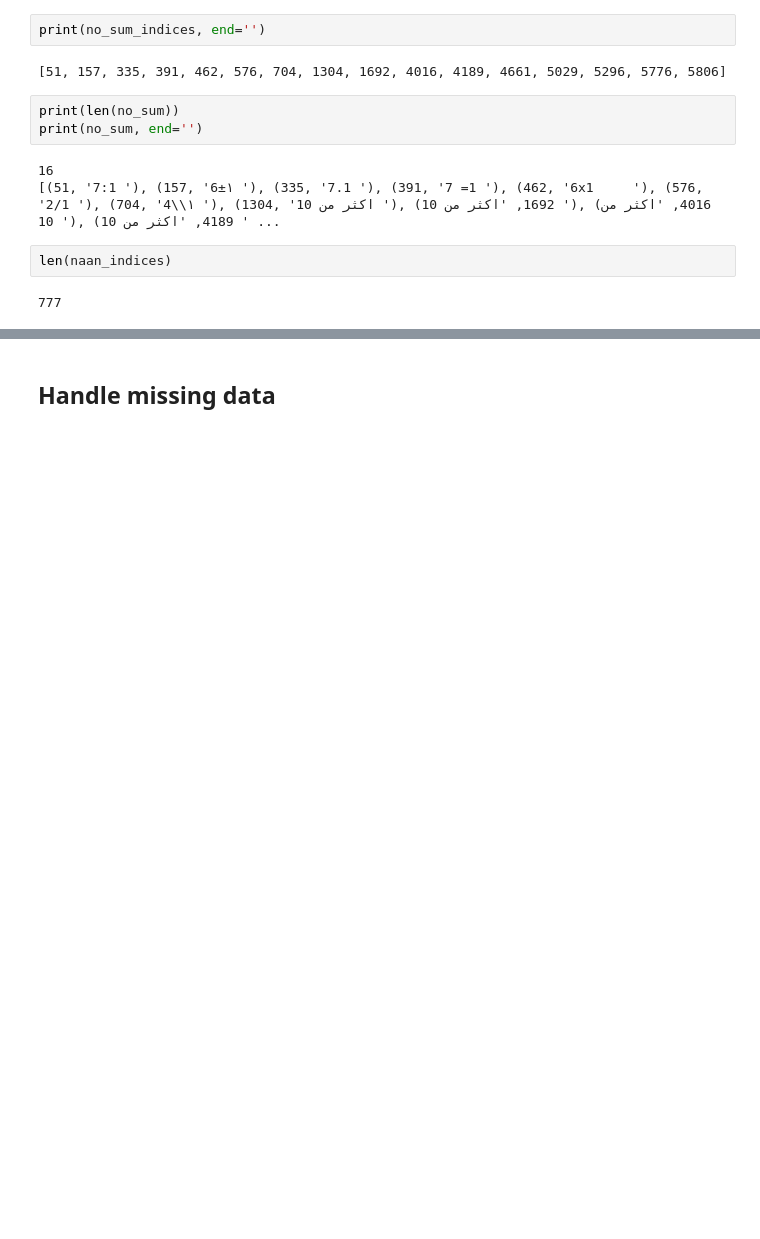
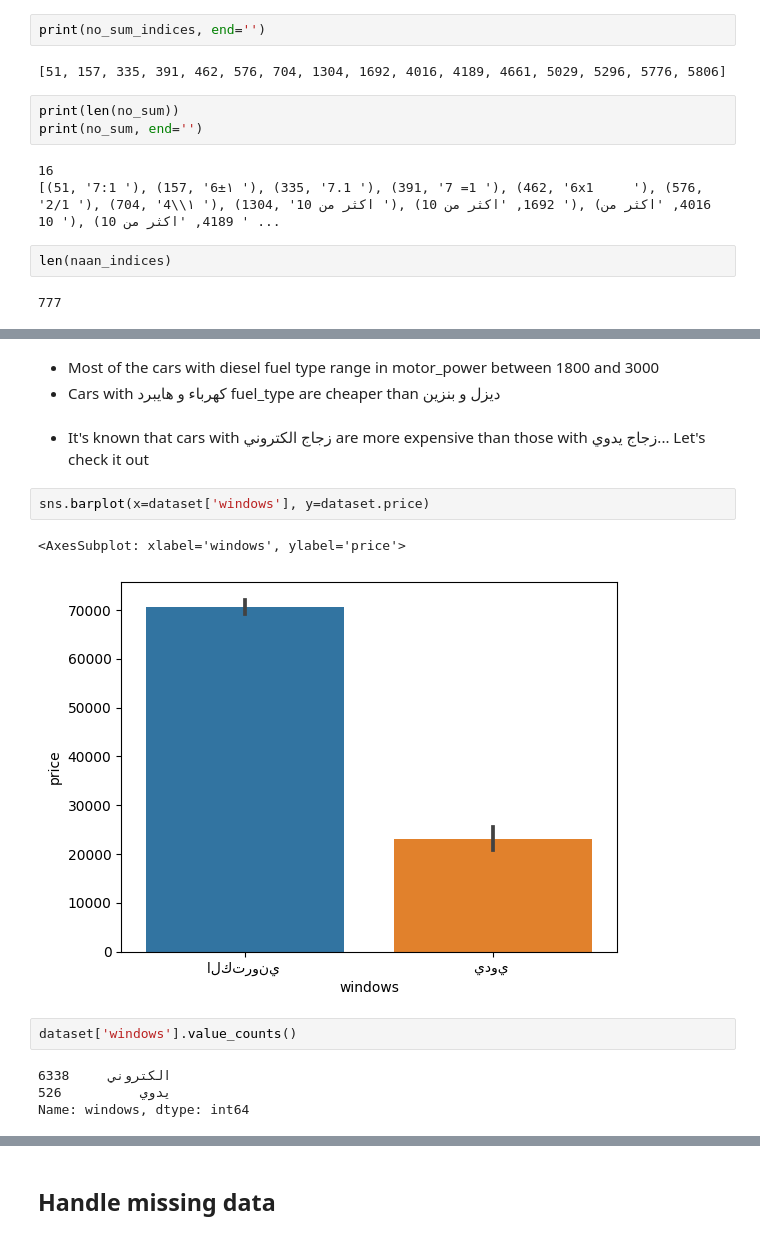
Before and after one commit to Reema-Khaseeb/car-price-prediction, a Jupyter notebook: car_price_prediction.ipynb, the cells around one changed output, grey strips where cells are left out. Cells and saved outputs as stored; diff of their text form; blank space fills up the shorter version.

```diff
--- a/car_price_prediction.ipynb
+++ b/car_price_prediction.ipynb
@@ -526,0 +558,16 @@ dataset['عداد السيارة'].shape
+# %% [markdown]
+* Most of the cars with diesel fuel type range in motor_power between 1800 and 3000
+* Cars with كهرباء و هايبرد fuel_type are cheaper than ديزل و بنزين
+# %% [markdown]
+* It's known that cars with زجاج الكتروني are more expensive than those with زجاج يدوي... Let's check it out
+# %%
+sns.barplot(x=dataset['windows'], y=dataset.price)
+# %% [output]
+<AxesSubplot: xlabel='windows', ylabel='price'>
+[figure, added]
+# %%
+dataset['windows'].value_counts()
+# %% [output]
+الكتروني     6338
+يدوي          526
+Name: windows, dtype: int64
```
Also changed, not shown: parts of 163 cells of this notebook, 9 other files.
